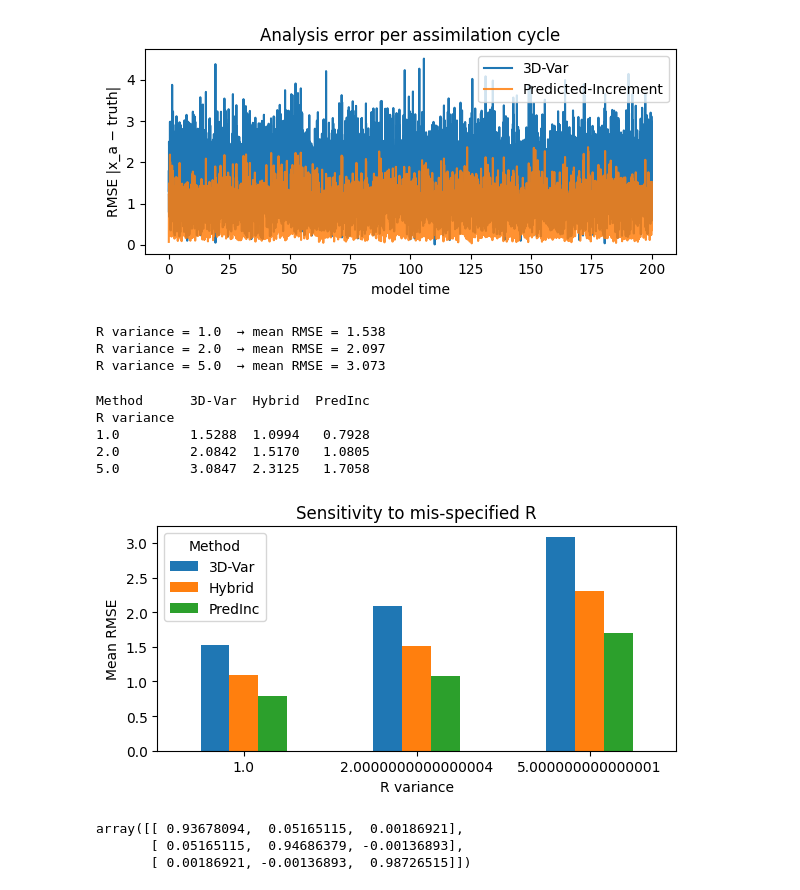
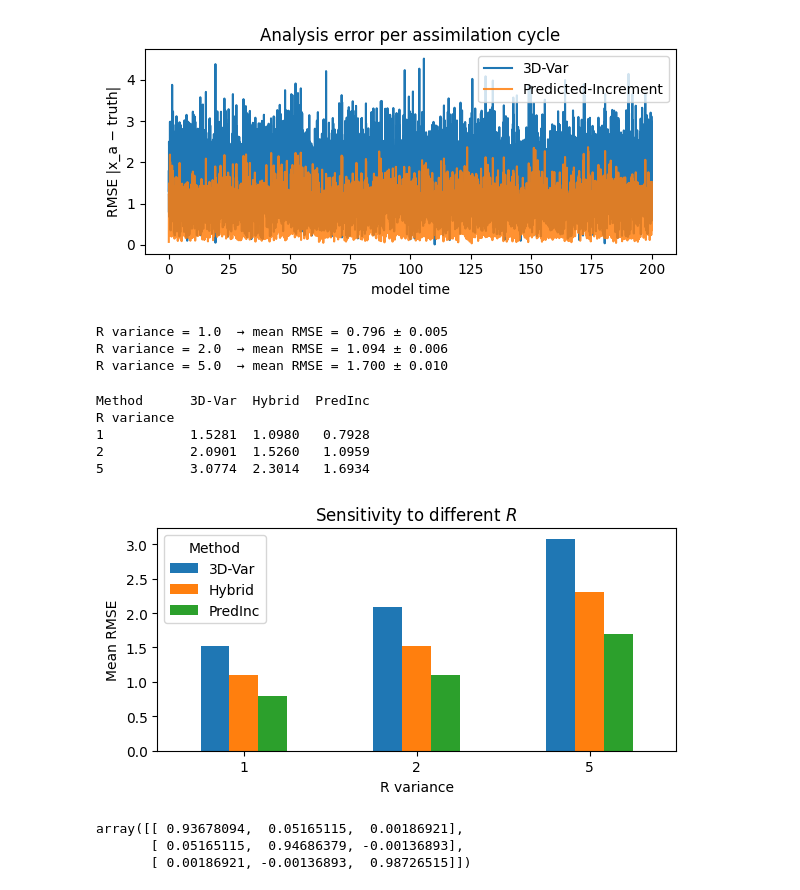
Before and after one commit to jn-stw/3DVar_MLP, a Jupyter notebook: main.ipynb, the cells around one changed output. Cells and saved outputs as stored; diff of their text form; code cells hidden in the pictures.

Commit message:
Fix Monte-Carlo

```diff
--- a/main.ipynb
+++ b/main.ipynb
@@ -406,32 +395,21 @@ ML mean RMSE: 0.9486613715211241
 # %%
-# ---------- Cell A : helper + gain functions ---------------------------------
-from typing import Callable, Dict
-
 def run_cycle(x0: np.ndarray,
               gain: Callable[[np.ndarray, np.ndarray], np.ndarray],
               label: str) -> Dict[str, np.ndarray]:
-    """
-    Forecast–analysis loop using a user-supplied gain rule.
-
-    Returns a dict with keys: 'label', 'rmse', 'x_b', 'x_a'.
-    """
     x_b  = x0.copy()
     b_hist, a_hist, rmse_hist = [], [], []
 
     for k, idx in enumerate(obs_times_idx):
-        # 1️⃣ forecast from last analysis to current obs time
         steps = idx - (0 if k == 0 else obs_times_idx[k-1])
         x_b   = integrate(x_b, steps)[-1]
 
-        # 2️⃣ analysis via chosen gain
         x_a   = gain(x_b, y_obs[k])
 
-        # 3️⃣ bookkeeping
         b_hist.append(x_b)
         a_hist.append(x_a)
-        rmse_hist.append(np.linalg.norm(x_a - truth[idx]))  # Euclidean error
+        rmse_hist.append(np.linalg.norm(x_a - truth[idx]))
 
-        x_b = x_a  # next cycle starts from analysis
+        x_b = x_a
 
     return {"label": label,
             "x_b":  np.vstack(b_hist),
@@ -439,13 +417,11 @@ def run_cycle(x0: np.ndarray,
             "rmse": np.array(rmse_hist)}
 
 
-# ----- classic 3D-Var gain ----------------------------------------------------
 def classic_gain(x_b, y_k):
-    d = y_k - H @ x_b            # innovation
-    return x_b + K @ d           # x_a = x_b + K d
+    d = y_k - H @ x_b
+    return x_b + K @ d
 
 
-# ----- predicted-increment gain ----------------------------------------------
 def ml_gain(x_b, y_k):
     feat  = torch.tensor(np.hstack([x_b, y_k]), dtype=torch.float32)
     δ_ml  = mlp(feat).detach().numpy()        # neural-net increment
@@ -483,7 +454,6 @@ plt.show()
 Predicted-Incr     0.7780       0.7265      0.0368
 [figure]
 # %%
-# ---- Section 8 : sensitivity loops over R -----------------------------------
 def run_experiment(R_scalar):
     R = (R_scalar**2) * np.eye(3)
     y_obs = truth[obs_times_idx] + np.random.normal(0, R_scalar, size=(len(obs_times_idx), 3))
@@ -493,23 +463,30 @@ def run_experiment(R_scalar):
     for k, obs_idx in enumerate(obs_times_idx):
         steps_ahead = obs_idx - (0 if k==0 else obs_times_idx[k-1])
         x_b = integrate(x_b, steps_ahead)[-1]
-        d   = y_obs[k] - H @ x_b
-        x_a = x_b + K @ d
+
+        feat = torch.tensor(np.hstack([x_b, y_obs[k]]), dtype=torch.float32)
+        δ_ml = mlp(feat).detach().numpy()
+        x_a = x_b + δ_ml
         rmse.append(np.linalg.norm(x_a - truth[obs_idx]))
         x_b = x_a
     return np.mean(rmse)
 
-for σ_r in [1.0,  np.sqrt(2.0),  np.sqrt(5.0)]:   # std = 1, √2, √5 → var = 1,2,5
-    print(f"R variance = {σ_r**2:.1f}  → mean RMSE = {run_experiment(σ_r):.3f}")
+
+def monte_carlo_run_experiment(R_scalar, num_trials=100):
+    rmse_list = []
+    for _ in range(num_trials):
+        rmse = run_experiment(R_scalar)
+        rmse_list.append(rmse)
+    return np.mean(rmse_list), np.std(rmse_list)
+
+for σ_r in [1.0,  np.sqrt(2.0),  np.sqrt(5.0)]:
+    mean_rmse, std_rmse = monte_carlo_run_experiment(σ_r, num_trials=100)
+    print(f"R variance = {σ_r**2:.1f}  → mean RMSE = {mean_rmse:.3f} ± {std_rmse:.3f}")
 # %% [output]
-R variance = 1.0  → mean RMSE = 1.538
-R variance = 2.0  → mean RMSE = 2.097
-R variance = 5.0  → mean RMSE = 3.073
+R variance = 1.0  → mean RMSE = 0.796 ± 0.005
+R variance = 2.0  → mean RMSE = 1.094 ± 0.006
+R variance = 5.0  → mean RMSE = 1.700 ± 0.010
 # %%
-# -------- Sensitivity study: mean RMSE vs. R for ALL three methods ------------
-import pandas as pd
-import matplotlib.pyplot as plt
-
 sigma_list = [1.0, np.sqrt(2.0), np.sqrt(5.0)]   # std ⇒ variances = 1, 2, 5
 w_blend    = 0.5                                 # same hybrid weight as before
 x0_bad     = np.array([-8.0, 7.0, 27.0])         # identical poor start
@@ -520,50 +497,45 @@ for sigma_r in sigma_list:
     R = (sigma_r**2) * np.eye(3)
     y_obs = truth[obs_times_idx] + np.random.normal(0, sigma_r, size=(len(obs_times_idx), 3))
 
-    # --- Kalman gain for this R ---
     K_var = B @ H.T @ np.linalg.inv(H @ B @ H.T + R)
 
-    # --- Classic & hybrid gains that depend on this R ------------------------
     def classic_gain_var(x_b, y_k, K=K_var):
         d = y_k - H @ x_b
         return x_b + K @ d
 
     def hybrid_gain_var(x_b, y_k, K=K_var):
         d    = y_k - H @ x_b
         δ_3d = K @ d
         δ_ml = mlp(torch.tensor(np.hstack([x_b, y_k]), dtype=torch.float32)).detach().numpy()
         return x_b + w_blend * δ_3d + (1 - w_blend) * δ_ml
 
-    # --- Run cycles ----------------------------------------------------------
     res_std   = run_cycle(x0_bad, classic_gain_var, label="3D-Var")
     res_ml    = run_cycle(x0_bad, ml_gain,          label="PredInc")       #  δ̂_ml only
     res_hyb   = run_cycle(x0_bad, hybrid_gain_var,  label="Hybrid")
 
     for res in (res_std, res_ml, res_hyb):
         records.append({
-            "R variance": sigma_r**2,
+            "R variance": round(sigma_r**2),
             "Method":     res["label"],
             "Mean RMSE":  res["rmse"].mean()
         })
 
-# ---- Results table -----------------------------------------------------------
 df = pd.DataFrame(records)
 print(df.pivot(index="R variance", columns="Method", values="Mean RMSE").round(4))
 
-# ---- Optional bar plot -------------------------------------------------------
 ax = df.pivot(index="R variance", columns="Method", values="Mean RMSE").plot(
         kind="bar", figsize=(6,3.2), rot=0)
 ax.set_ylabel("Mean RMSE")
-ax.set_title("Sensitivity to mis-specified R")
+ax.set_title("Sensitivity to different $R$")
 plt.tight_layout();
 plt.show()
 # %% [output]
 Method      3D-Var  Hybrid  PredInc
 R variance
-1.0         1.5288  1.0994   0.7928
-2.0         2.0842  1.5170   1.0805
-5.0         3.0847  2.3125   1.7058
+1           1.5281  1.0980   0.7928
+2           2.0901  1.5260   1.0959
+5           3.0774  2.3014   1.6934
-[figure, old version]
+[figure, new version]
 # %%
 K
 # %% [output]
```
Also changed, not shown: parts of 7 cells of this notebook.
